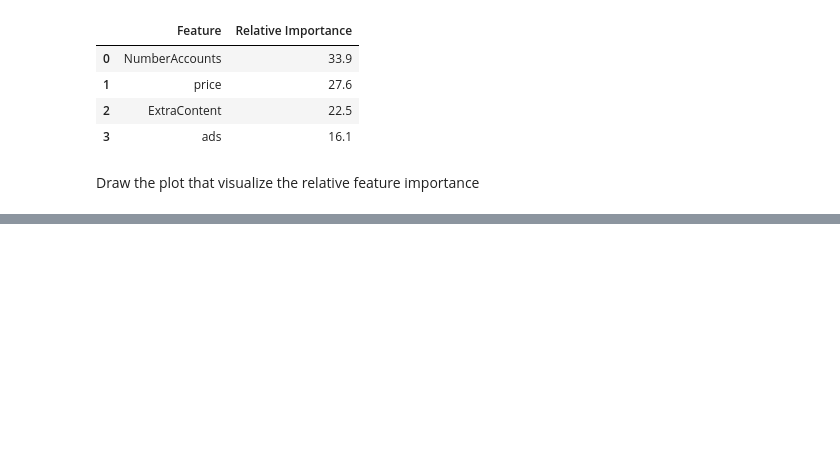
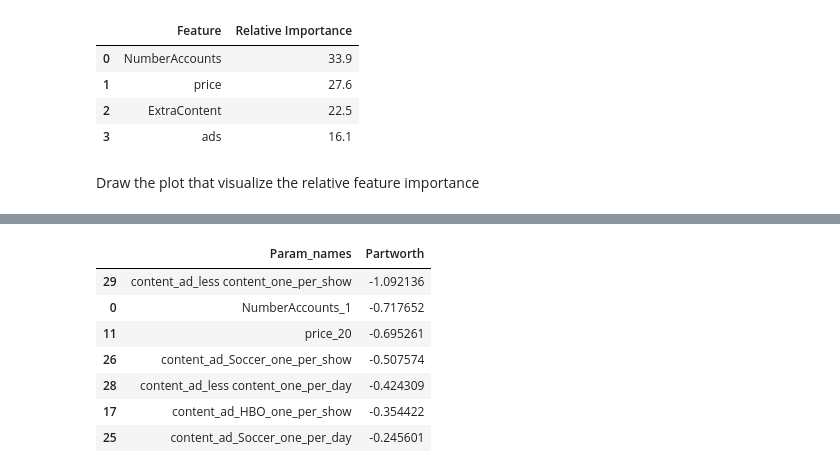
Before and after one commit to JiayiD77/Conjoint-Analysis, a Jupyter notebook: conjoint_analysis.ipynb, the cells around one changed output, grey strips where cells are left out. Cells and saved outputs as stored; diff of their text form; code cells hidden in the pictures; blank space fills up the shorter version.

```diff
--- a/conjoint_analysis.ipynb
+++ b/conjoint_analysis.ipynb
@@ -243,0 +309,11 @@ plt.show()
+# %%
+inter_result_df.head(7)
+# %% [output]
+|  | Param_names | Partworth |
+| 29 | content_ad_less content_one_per_show | -1.092136 |
+| 0 | NumberAccounts_1 | -0.717652 |
+| 11 | price_20 | -0.695261 |
+| 26 | content_ad_Soccer_one_per_show | -0.507574 |
+| 28 | content_ad_less content_one_per_day | -0.424309 |
+| 17 | content_ad_HBO_one_per_show | -0.354422 |
+| 25 | content_ad_Soccer_one_per_day | -0.245601 |
```
Also changed, not shown: parts of 14 cells of this notebook.
